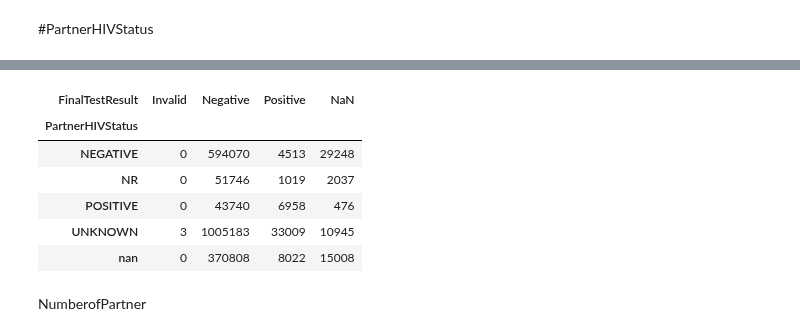
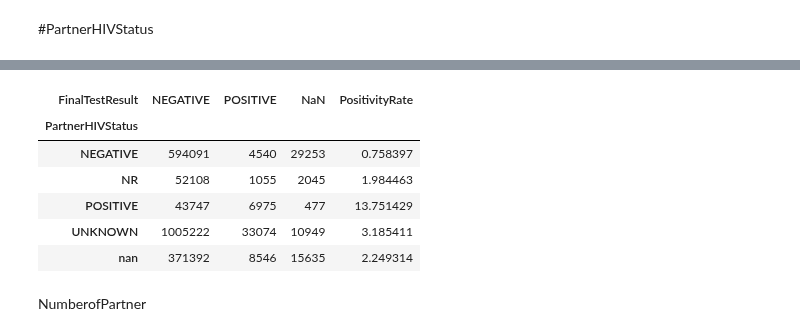
Before and after one commit to FridaOyucho/HTS-Model-, a Jupyter notebook: HTSModelDataPrep26082026.ipynb, the cells around one changed output, grey strips where cells are left out. Drawn from its saved outputs; the diff is of its cells as text; code cells hidden in the pictures.

```diff
--- a/HTSModelDataPrep26082026.ipynb
+++ b/HTSModelDataPrep26082026.ipynb
@@ -587,4 +556,8 @@ display(hts[['PopulationType', 'KeyPopulation']].value_counts(dropna=False))
 dtype: int64
+# %%
+#Exclude invalid from finaltestresult
+hts['FinalTestResult'] = hts['FinalTestResult'].str.upper()
+hts = hts[hts['FinalTestResult'] != 'INVALID']
 # %%
 #Check for positivity rate
 
@@ -634,7 +607,8 @@ conditions = [
     (hts['PopulationType'] == 'PRIORITY') & hts['PriorityPopulation'].str.contains('FISHER', na=False),
     (hts['PopulationType'] == 'PRIORITY') & hts['PriorityPopulation'].str.contains('ADOLESCENT|YOUNG ', na=False),
     (hts['PopulationType'] == 'PRIORITY') & hts['PriorityPopulation'].str.contains('PRISONER', na=False),
-    (hts['PopulationType'] == 'PRIORITY') & hts['PriorityPopulation'].str.contains('MILITARY|TRUCK|FAMILIES|PEOPLE|SERVICE|WIDOWS|OTHERS|ORPHANS', na=False)
+    (hts['PopulationType'] == 'PRIORITY') & hts['PriorityPopulation'].str.contains('TRUCK', na=False),
+    (hts['PopulationType'] == 'PRIORITY') & hts['PriorityPopulation'].str.contains('MILITARY|FAMILIES|PEOPLE|SERVICE|WIDOWS|OTHERS|ORPHANS', na=False)
 ]
 
 choices = [
@@ -642,6 +616,7 @@ choices = [
     'FISHERMEN',
     'AGYW',
     'PRISONER',
+    'TRUCK',
     'OTHER'
 ]
 
@@ -680,7 +657,7 @@ pd.crosstab(
 hts_population_conditions = [
     (hts['KeyPopulation'] == 'NR') & (hts['PriorityPopulation'] == 'NR'),
     (hts['KeyPopulation'] != 'NR'),
-    (hts['PriorityPopulation'] == 'NR'),
+    (hts['PriorityPopulation'] !='NR')
 
 ]
 
@@ -697,7 +674,7 @@ hts['PopulationType'] = np.select(
 )
 
 # Display the new distribution of PopulationType
-display(hts['PopulationType'].value_counts(dropna=False))
+display(hts['PopulationType'].value_counts(dropna=False)) # If  KP and Priority are NR, then they are GP, if they are Key Pop, classify as Kp same with Priority pop
 # %% [output]
 |  | count |
 | PopulationType |  |
@@ -823,0 +792,16 @@ pd.crosstab(
+# %%
+#Check for positivity rate
+#make the options uppercase
+hts['SexuallyActive']=hts['SexuallyActive'].astype(str).str.upper()
+
+tab = pd.crosstab(
+    hts['SexuallyActive'],
+    hts['FinalTestResult'],
+    dropna=False
+)
+
+tab['PositivityRate'] = (
+    tab['POSITIVE'] /
+    (tab['POSITIVE'] + tab['NEGATIVE'])
+)*100
+display(tab) # ~2.7% positivity rate for those who have ever had sex and ~4% for those who declined to answer
@@ -900,18 +896,23 @@ display(hts['PartnerHIVStatus'].value_counts(dropna=False))
 dtype: int64
 # %%
 #Check for positivity rate
-pd.crosstab(
+tab = pd.crosstab(
     hts['PartnerHIVStatus'],
     hts['FinalTestResult'],
     dropna=False
 )
+tab['PositivityRate'] = (
+    tab['POSITIVE'] /
+    (tab['POSITIVE'] + tab['NEGATIVE'])
+)*100
+display(tab) #~ 14% positivity for those  partnersHIV status was positive and 3% for those who did not know the partners status
 # %% [output]
-| FinalTestResult | Invalid | Negative | Positive | NaN |
+| FinalTestResult | NEGATIVE | POSITIVE | NaN | PositivityRate |
 | PartnerHIVStatus |  |  |  |  |
-| NEGATIVE | 0 | 594070 | 4513 | 29248 |
-| NR | 0 | 51746 | 1019 | 2037 |
-| POSITIVE | 0 | 43740 | 6958 | 476 |
-| UNKNOWN | 3 | 1005183 | 33009 | 10945 |
-| nan | 0 | 370808 | 8022 | 15008 |
+| NEGATIVE | 594091 | 4540 | 29253 | 0.758397 |
+| NR | 52108 | 1055 | 2045 | 1.984463 |
+| POSITIVE | 43747 | 6975 | 477 | 13.751429 |
+| UNKNOWN | 1005222 | 33074 | 10949 | 3.185411 |
+| nan | 371392 | 8546 | 15635 | 2.249314 |
 # %% [markdown]
 NumberofPartner
```
Also changed, not shown: parts of 114 cells of this notebook.
